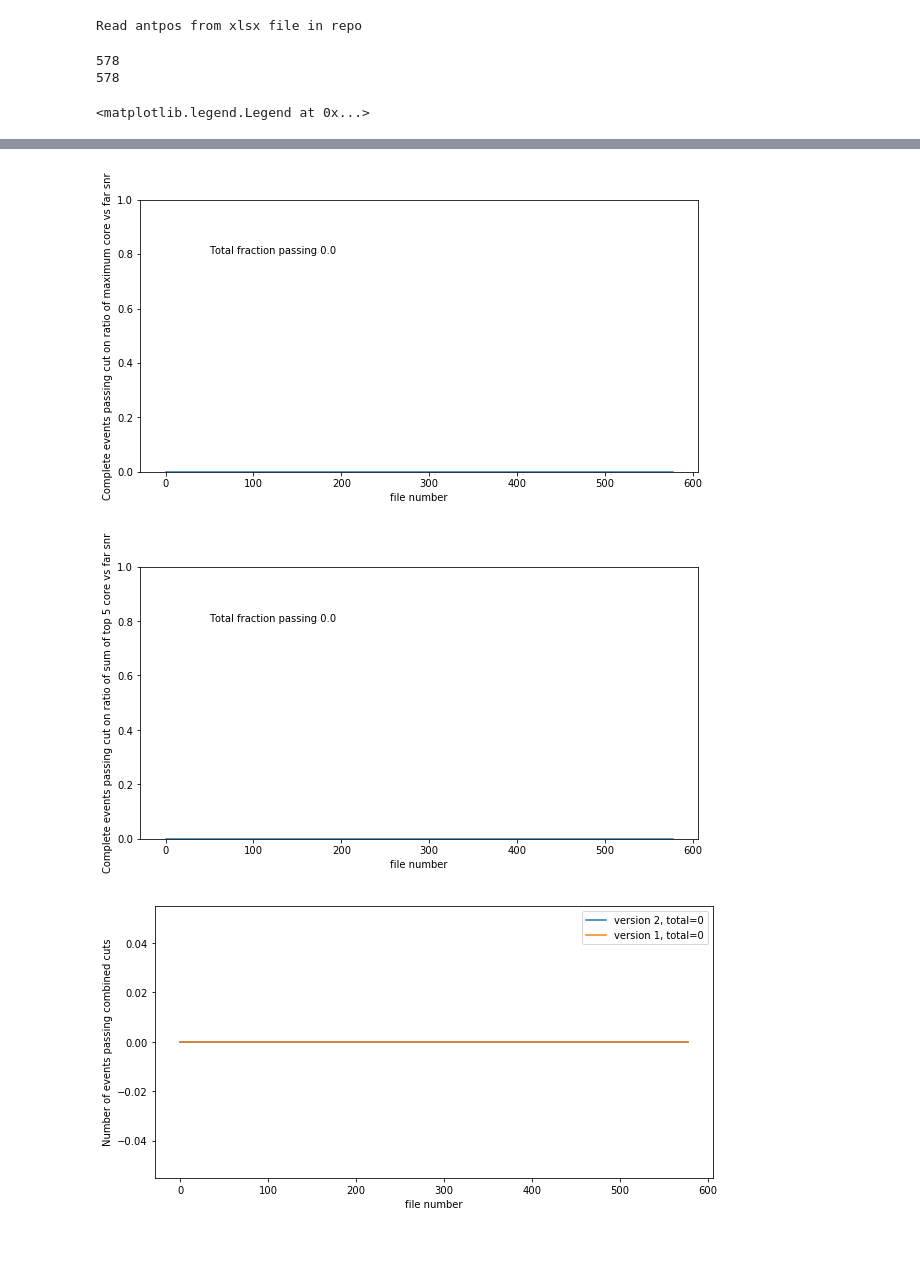
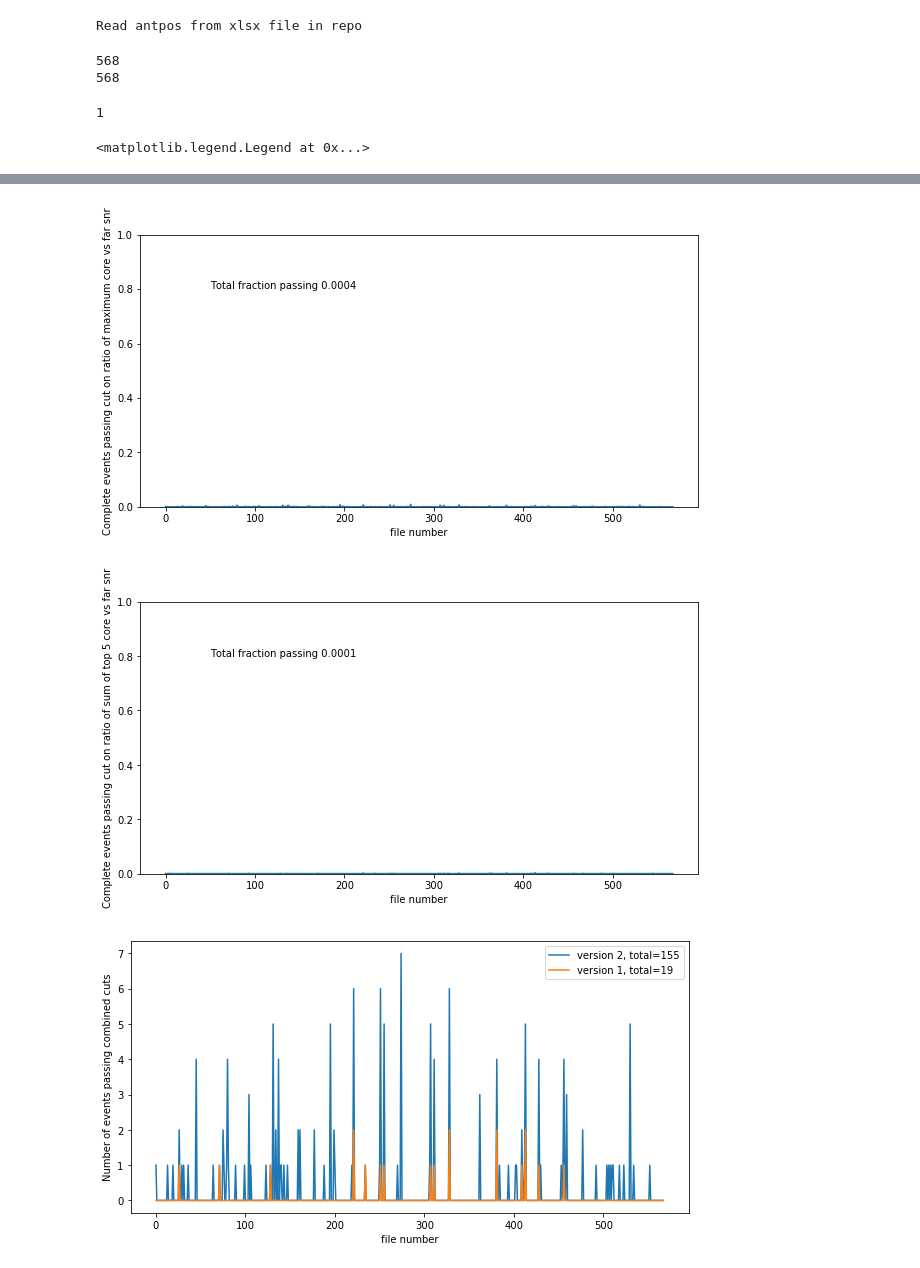
Before and after one commit to kathrynplant/lwa-cosmic-rays, a Jupyter notebook: explore-events-passing-first-cuts.ipynb, the cells around one changed output, grey strips where cells are left out. Drawn from its saved outputs; the diff is of its cells as text; code cells hidden in the pictures.

```diff
--- a/explore-events-passing-first-cuts.ipynb
+++ b/explore-events-passing-first-cuts.ipynb
@@ -16,9 +22,12 @@ Read antpos from xlsx file in repo
 summary_filename0='/data0/cosmic-ray-data/2023June20-data-products/summary.txt'
 summary_filename1='/data1/cosmic-ray-data/2023June20-data-products/summary.txt'
 summary_filename='/data1/cosmic-ray-data/2023July1-data-products/summary.txt'
+summary_filename='/data0/cosmic-ray-data/2023July4-data-products/summary.txt'
+
 summary_filenames=[summary_filename]
 
 colnames=['fname',
+          'config_file',
           'total_event_count',
           'complete_events_count',
           'incomplete_events_count',
@@ -34,7 +43,7 @@ colnames=['fname',
 all_lines=[]
 for summary_filename in summary_filenames:
     with open(summary_filename) as file:
-        lines = [line.rstrip().split() for line in file if line[:2]=='ov']
+        lines = [line.rstrip().split() for line in file if (line[:2]!='St' and line[:2]!='Re')]
     all_lines+=lines
 
 summary = pd.DataFrame(columns=colnames,index=range(len(all_lines)))
@@ -42,54 +51,60 @@ summary = pd.DataFrame(columns=colnames,index=range(len(all_lines)))
 print(len(lines))
 print(len(all_lines))
 # %% [output]
-578
-578
+568
+568
 # %%
 for j,line in enumerate(all_lines):
     for i in range(len(line)):
-        if i: #skip the first one
+        if i>1: #the first two are strings
             line[i]=int(line[i])
     summary.loc[j]=line
+# %%
+valid_files=summary['complete_events_count']>0
+invalid_files=summary['complete_events_count']==0
+print(invalid_files.sum())
+# %% [output]
+1
 # %%
 plt.figure(figsize=(10,5))
 plt.xlabel('file number')
 plt.ylabel('Fraction of events that are incomplete')
 plt.plot(summary['incomplete_events_count']/summary['total_event_count'])
 plt.ylim(0,1)
-total=summary['incomplete_events_count'].sum()/summary['complete_events_count'].sum()
-plt.text(50,0.8,'Total fraction incomplete '+str(round(total,3)))
+total=summary['incomplete_events_count'].sum()/summary['total_event_count'].sum()
+plt.text(50,0.8,'Total fraction incomplete '+str(round(total,4)))
 
 plt.figure(figsize=(10,5))
 plt.xlabel('file number')
 plt.ylabel('Fraction of complete events that pass rms change cut')
-plt.plot(summary['pass_rms_change_cut']/summary['complete_events_count'])
+plt.plot(summary['pass_rms_change_cut'][valid_files]/summary['complete_events_count'][valid_files])
 plt.ylim(0,1)
-total=summary['pass_rms_change_cut'].sum()/summary['complete_events_count'].sum()
-plt.text(50,0.8,'Total fraction passing '+str(round(total,3)))
+total=(summary['pass_rms_change_cut'][valid_files]).sum()/(summary['complete_events_count'][valid_files]).sum()
+plt.text(50,0.8,'Total fraction passing '+str(round(total,4)))
 
 plt.figure(figsize=(10,5))
 plt.xlabel('file number')
 plt.ylabel('Fraction of complete events that pass veto cut')
-plt.plot(summary['pass_veto_cut']/summary['complete_events_count'])
-total=summary['pass_veto_cut'].sum()/summary['complete_events_count'].sum()
-plt.text(50,0.8,'Total fraction passing '+str(round(total,3)))
+plt.plot((summary['pass_veto_cut'][valid_files])/(summary['complete_events_count'][valid_files]))
+total=(summary['pass_veto_cut'][valid_files]).sum()/(summary['complete_events_count'][valid_files]).sum()
+plt.text(50,0.8,'Total fraction passing '+str(round(total,4)))
 plt.ylim(0,1)
 
 plt.figure(figsize=(10,5))
 plt.xlabel('file number')
 plt.ylabel('Complete events passing cut on ratio of maximum core vs far snr')
-plt.plot(summary['pass_max_distant_vs_core_cut']/summary['complete_events_count'])
-total=summary['pass_max_distant_vs_core_cut'].sum()/summary['complete_events_count'].sum()
-plt.text(50,0.8,'Total fraction passing '+str(round(total,3)))
+plt.plot((summary['pass_max_distant_vs_core_cut'][valid_files])/(summary['complete_events_count'][valid_files]))
+total=(summary['pass_max_distant_vs_core_cut'][valid_files]).sum()/(summary['complete_events_count'][valid_files]).sum()
+plt.text(50,0.8,'Total fraction passing '+str(round(total,4)))
 
 plt.ylim(0,1)
 
 plt.figure(figsize=(10,5))
 plt.xlabel('file number')
 plt.ylabel('Complete events passing cut on ratio of sum of top 5 core vs far snr')
-plt.plot(summary['pass_top5_distant_vs_core_cut']/summary['complete_events_count'])
-total=summary['pass_top5_distant_vs_core_cut'].sum()/summary['complete_events_count'].sum()
-plt.text(50,0.8,'Total fraction passing '+str(round(total,3)))
+plt.plot((summary['pass_top5_distant_vs_core_cut'][valid_files])/(summary['complete_events_count'][valid_files]))
+total=(summary['pass_top5_distant_vs_core_cut'][valid_files]).sum()/(summary['complete_events_count'][valid_files]).sum()
+plt.text(50,0.8,'Total fraction passing '+str(round(total,4)))
 plt.ylim(0,1)
 
 plt.figure(figsize=(10,5))
@@ -106,6 +121,6 @@ plt.legend()
-[figure, old version]
+[figure, new version]
-[figure, old version]
+[figure, new version]
-[figure, old version]
+[figure, new version]
 # %%
 print(summary.columns)
 # %% [output]
```
Also changed, not shown: parts of 20 cells of this notebook, 1 other file.
